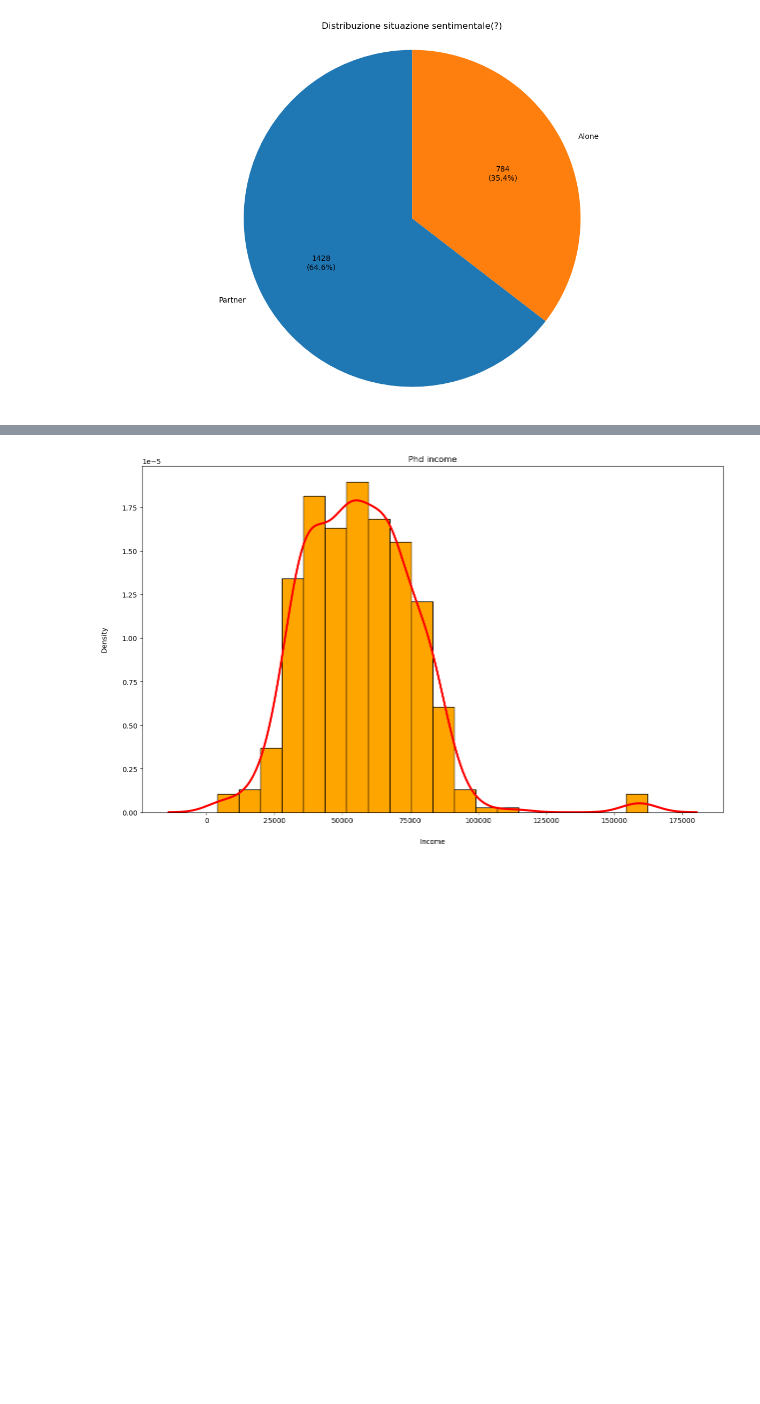
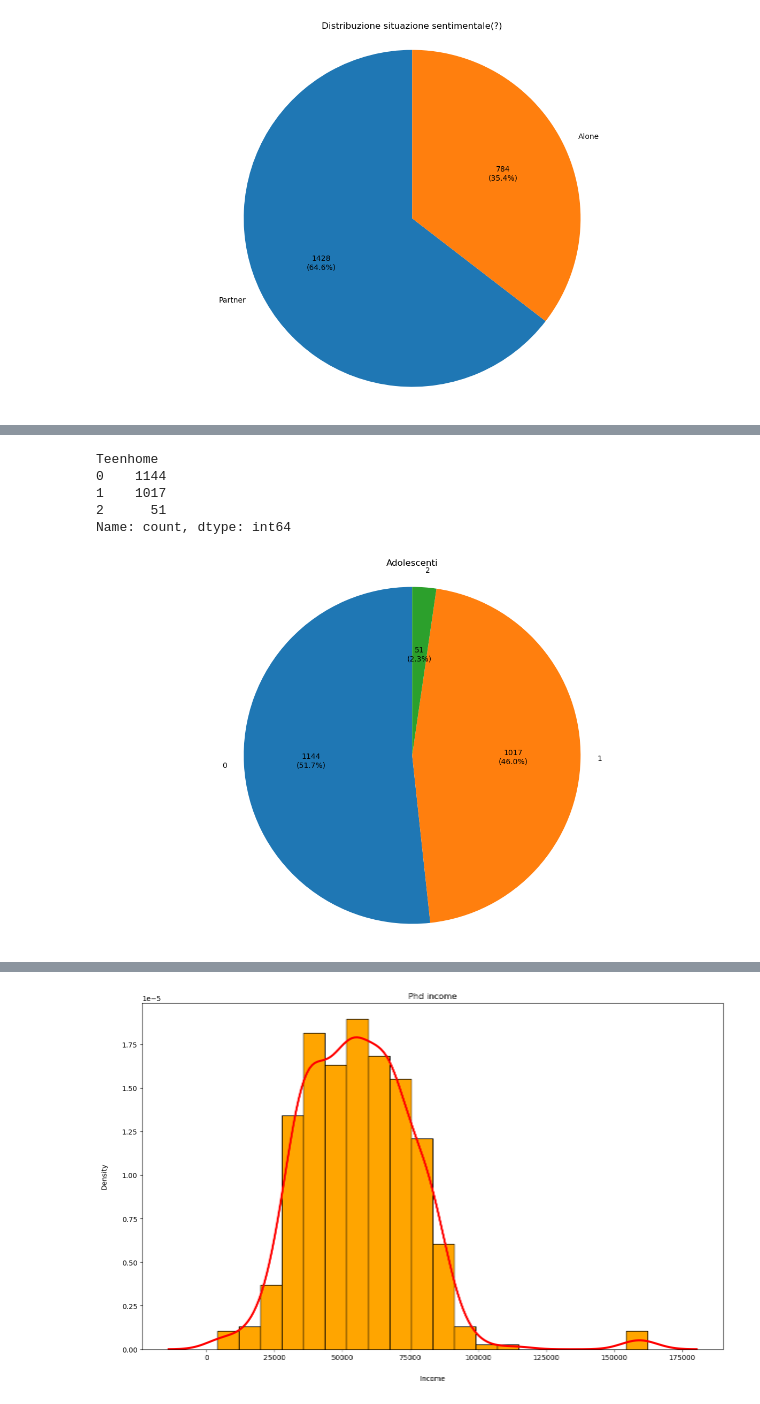
Before and after one commit to nicolaronchini/Clustering, a Jupyter notebook: clustering.ipynb, the cells around one changed output, grey strips where cells are left out. Saved outputs shown, nothing was run; the diff lists cells and outputs as text; code cells hidden in the pictures; blank space fills up the shorter version.

```diff
--- a/clustering.ipynb
+++ b/clustering.ipynb
@@ -131,0 +155,23 @@ plt.show()
+# %%
+counts_teen = data.Teenhome.value_counts()
+print(counts_teen)
+# %% [output]
+Teenhome
+0    1144
+1    1017
+2      51
+Name: count, dtype: int64
+# %%
+total = counts_teen.sum()
+
+# Funzione per mostrare sia i conteggi che le percentuali
+def autopct(pct):
+    count = int(round(pct * total / 100))
+    return f'{count}\n({pct:.1f}%)'
+plt.figure(figsize=(15,9))
+plt.pie(counts_teen, labels=counts_teen.index, autopct=autopct, startangle=90)
+plt.axis('equal')
+plt.title('Adolescenti')
+plt.show()
+# %% [output]
+[figure, added]
```
Also changed, not shown: parts of 11 cells of this notebook.
